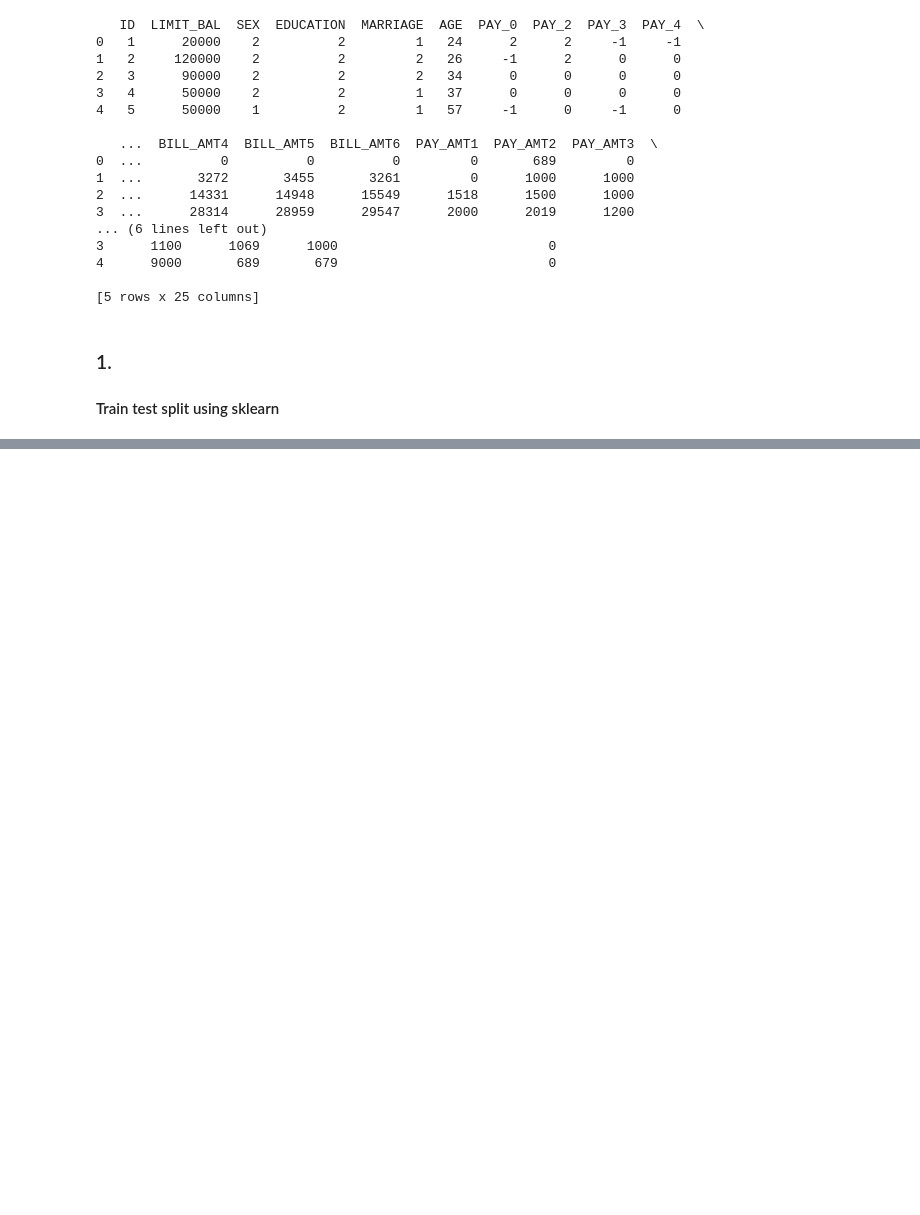
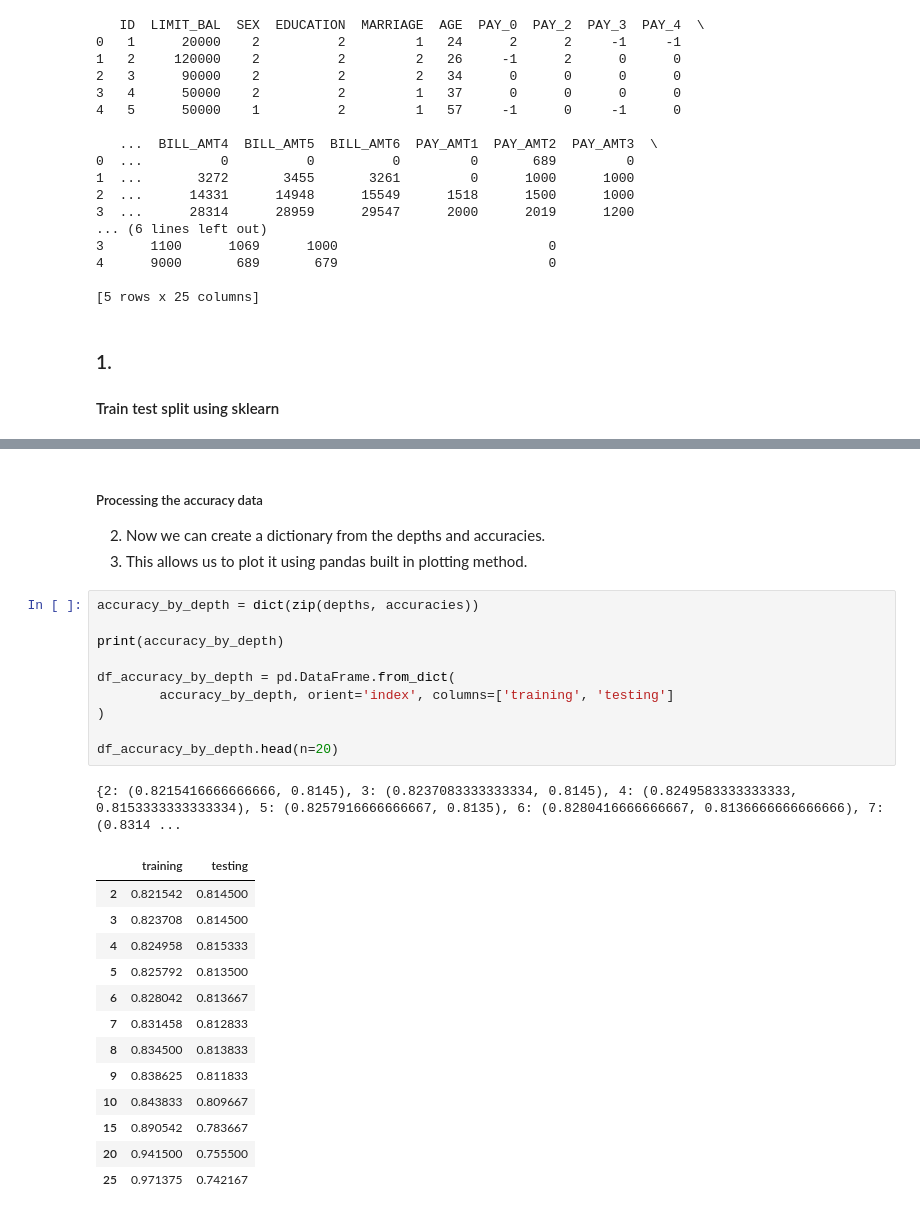
Before and after one commit to RustyRaptor/data-mining, a Jupyter notebook: 20230919_assignment3/20230919_assignment3.ipynb, the cells around one changed output, grey strips where cells are left out. Cells and saved outputs as stored; diff of their text form; blank space fills up the shorter version.

```diff
--- a/20230919_assignment3/20230919_assignment3.ipynb
+++ b/20230919_assignment3/20230919_assignment3.ipynb
@@ -89,0 +134,29 @@ Name: default payment next month, dtype: int64
+# %% [markdown]
+##### Processing the accuracy data
+2. Now we can create a dictionary from the depths and accuracies.
+3. This allows us to plot it using pandas built in plotting method.
+# %%
+accuracy_by_depth = dict(zip(depths, accuracies))
+
+print(accuracy_by_depth)
+
+df_accuracy_by_depth = pd.DataFrame.from_dict(
+        accuracy_by_depth, orient='index', columns=['training', 'testing']
+)
+
+df_accuracy_by_depth.head(n=20)
+# %% [output]
+{2: (0.8215416666666666, 0.8145), 3: (0.8237083333333334, 0.8145), 4: (0.8249583333333333, 0.8153333333333334), 5: (0.8257916666666667, 0.8135), 6: (0.8280416666666667, 0.8136666666666666), 7: (0.8314 ...
+|  | training | testing |
+| 2 | 0.821542 | 0.814500 |
+| 3 | 0.823708 | 0.814500 |
+| 4 | 0.824958 | 0.815333 |
+| 5 | 0.825792 | 0.813500 |
+| 6 | 0.828042 | 0.813667 |
+| 7 | 0.831458 | 0.812833 |
+| 8 | 0.834500 | 0.813833 |
+| 9 | 0.838625 | 0.811833 |
+| 10 | 0.843833 | 0.809667 |
+| 15 | 0.890542 | 0.783667 |
+| 20 | 0.941500 | 0.755500 |
+| 25 | 0.971375 | 0.742167 |
```
Also changed, not shown: parts of 22 cells of this notebook, 2 other files.
